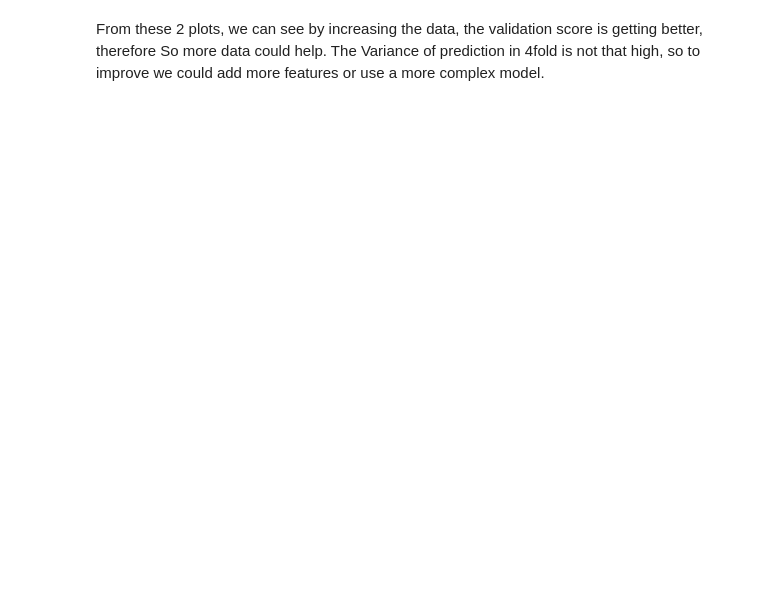
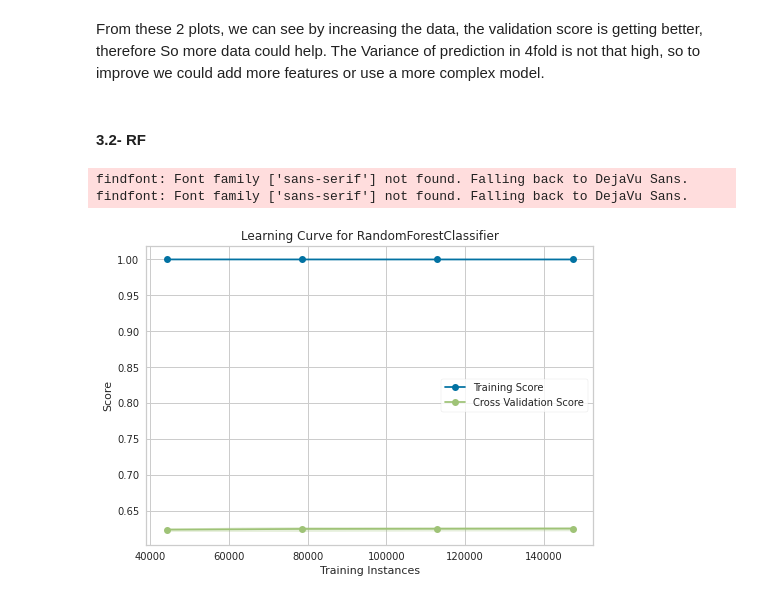
Before and after one commit to hadi-gharibi/oreh_yreviled, a Jupyter notebook: notebooks/03-modeling.ipynb, the cells around one changed output. Saved outputs shown, nothing was run; the diff lists cells and outputs as text; code cells hidden in the pictures; blank space fills up the shorter version.

```diff
--- a/notebooks/03-modeling.ipynb
+++ b/notebooks/03-modeling.ipynb
@@ -97,2 +110,15 @@ pr_plot(model, lr_data)
 # %% [markdown]
 From these 2 plots, we can see by increasing the data, the validation score is getting better, therefore So more data could help. The Variance of prediction in 4fold is not that high, so to improve we could add more features or use a more complex model.
+# %% [markdown]
+#### 3.2- RF
+# %%
+rf_model = RandomForestClassifier(random_state=SEED)
+
+rf_data = (X_train.drop(cats, axis=1), y_train, X_test.drop(cats, axis=1), y_test)
+# %%
+%%time
+lc_plot(rf_model, rf_data, n_jobs=2)
+# %% [output]
+findfont: Font family ['sans-serif'] not found. Falling back to DejaVu Sans.
+findfont: Font family ['sans-serif'] not found. Falling back to DejaVu Sans.
+[figure, added]
```
Also changed, not shown: parts of 12 cells of this notebook.
